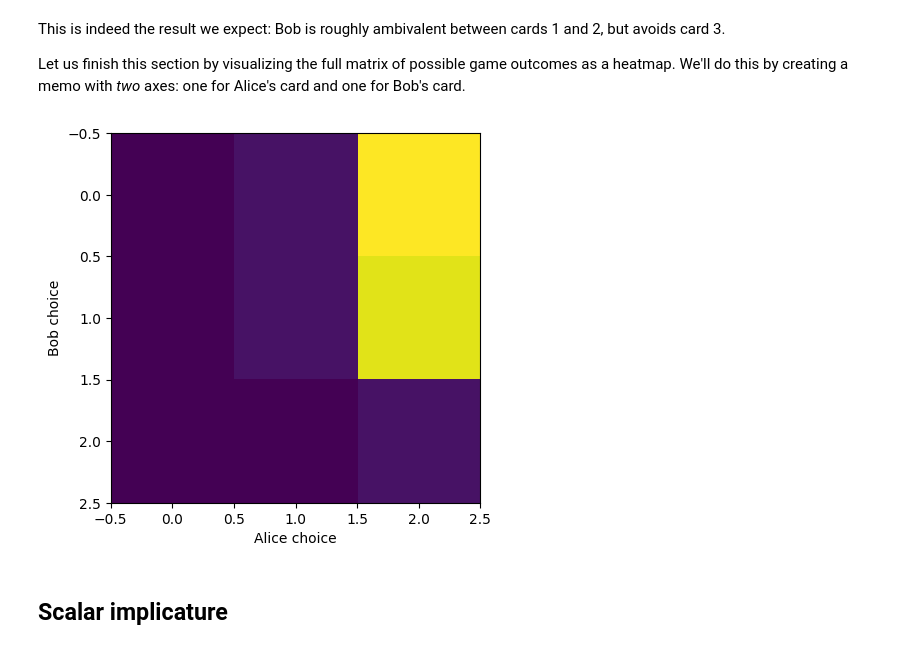
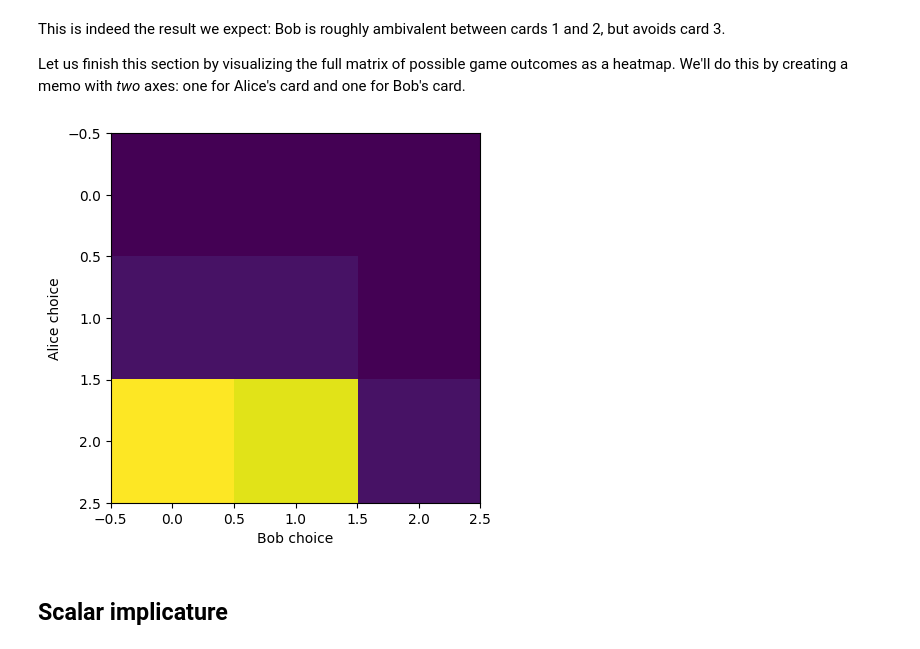
Before and after one commit to kach/memo, a Jupyter notebook: Memonomicon.ipynb, the cells around one changed output. Cells and saved outputs as stored; diff of their text form; code cells hidden in the pictures.

```diff
--- a/Memonomicon.ipynb
+++ b/Memonomicon.ipynb
@@ -117,17 +117,17 @@ Let us finish this section by visualizing the full matrix of possible game outco
 # %%
 @memo
 def all_outcomes[a: cards, b: cards]():
     cast: [alice, bob]
     alice: chooses(c in cards, wpp=alice_chooses_card[c](3.0))
     bob: chooses(c in cards, wpp=bob_chooses_card[c]())
     return E[alice.c == a and bob.c == b]
 
 plt.imshow(all_outcomes())
-plt.xlabel('Alice choice')
-plt.ylabel('Bob choice')
+plt.xlabel('Bob choice')
+plt.ylabel('Alice choice')
 None
 # %% [output]
-[figure, old version]
+[figure, new version]
 # %% [markdown]
 ## Scalar implicature
 # %% [markdown]
```
Also changed, not shown: parts of 4 cells of this notebook, 6 other files.
